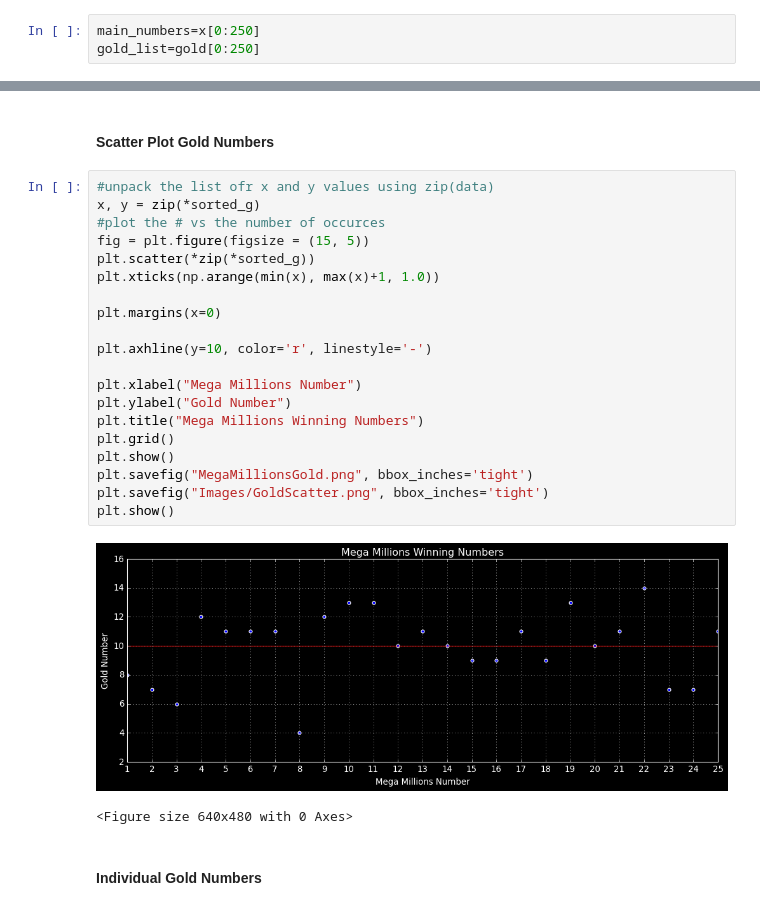
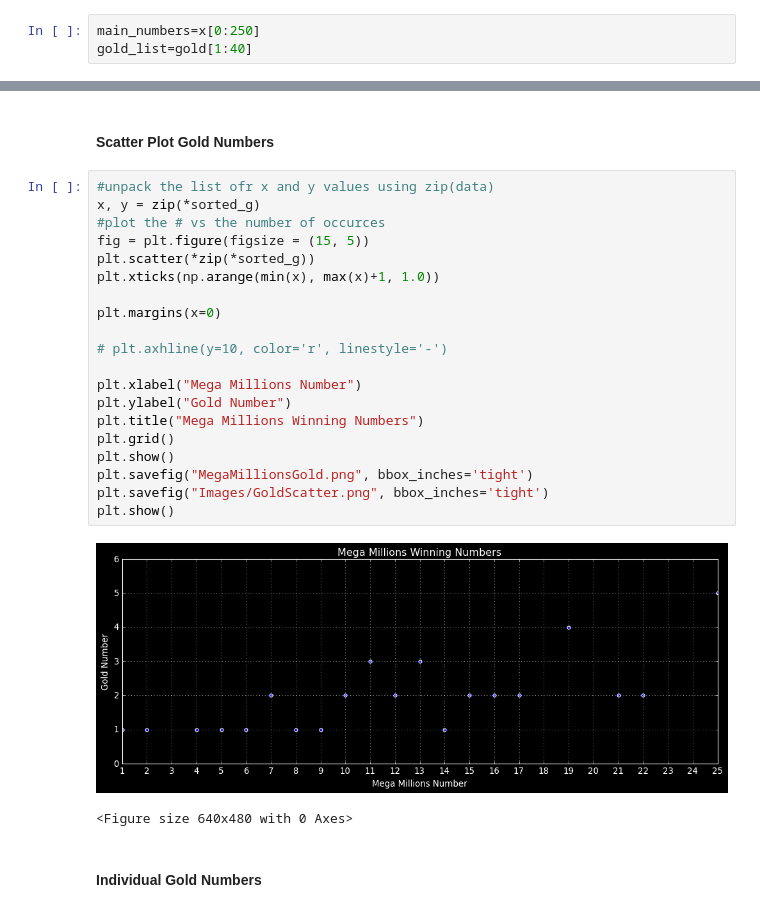
Before and after one commit to Jamals211/Gaming_The_Lottery, a Jupyter notebook: Lottery.ipynb, the cells around one changed output, grey strips where cells are left out. Cells and saved outputs as stored; diff of their text form.

```diff
--- a/Lottery.ipynb
+++ b/Lottery.ipynb
@@ -99,7 +99,7 @@ gold = list(map(int, gold))
 #### Limit the length of list
 # %%
 main_numbers=x[0:250]
-gold_list=gold[0:250]
+gold_list=gold[1:40]
 # %%
 print(gold_list)
 # %% [output]
@@ -390,25 +390,25 @@ plt.show()
 # %%
 #unpack the list ofr x and y values using zip(data)
 x, y = zip(*sorted_g)
 #plot the # vs the number of occurces
 fig = plt.figure(figsize = (15, 5))
 plt.scatter(*zip(*sorted_g))
 plt.xticks(np.arange(min(x), max(x)+1, 1.0))
 
 plt.margins(x=0)
 
-plt.axhline(y=10, color='r', linestyle='-')
+# plt.axhline(y=10, color='r', linestyle='-')
 
 plt.xlabel("Mega Millions Number")
 plt.ylabel("Gold Number")
 plt.title("Mega Millions Winning Numbers")
 plt.grid()
 plt.show()
 plt.savefig("MegaMillionsGold.png", bbox_inches='tight')
 plt.savefig("Images/GoldScatter.png", bbox_inches='tight')
 plt.show()
 # %% [output]
-[figure, old version]
+[figure, new version]
 <Figure size 640x480 with 0 Axes>
 # %% [markdown]
 #### Individual Gold Numbers
```
Also changed, not shown: parts of 20 cells of this notebook, 7 other files.
